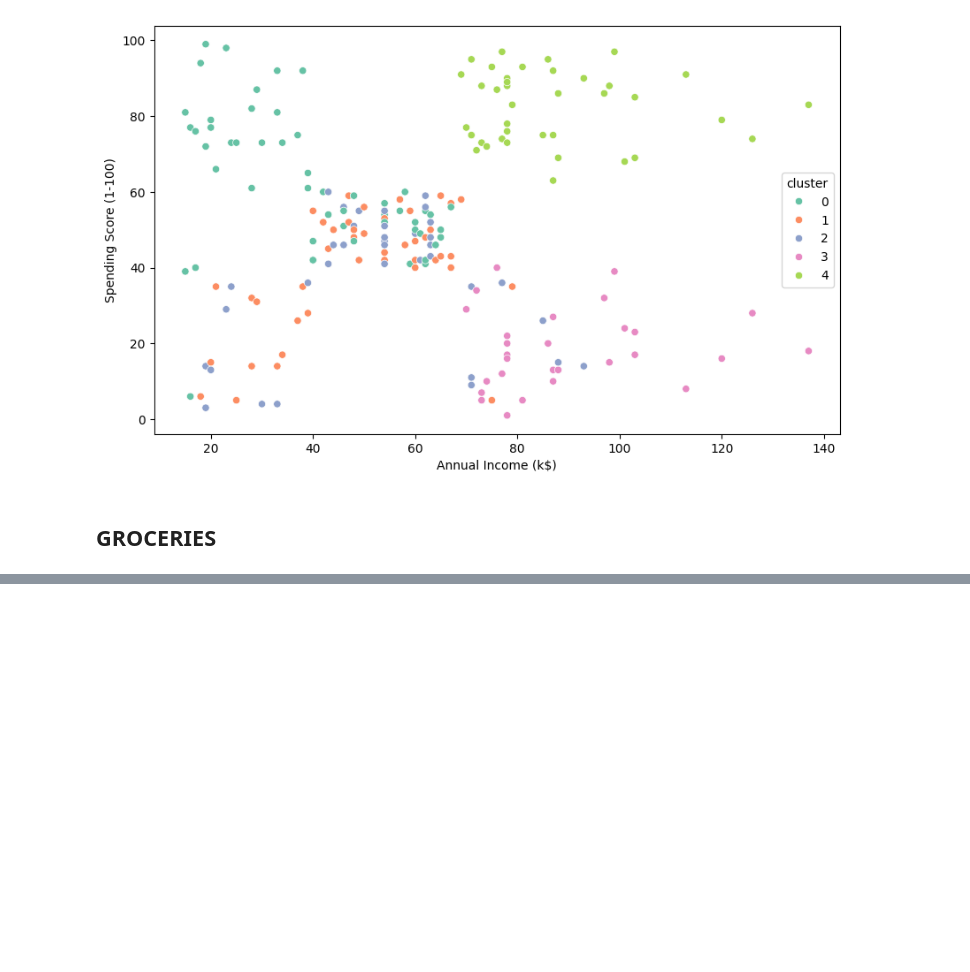
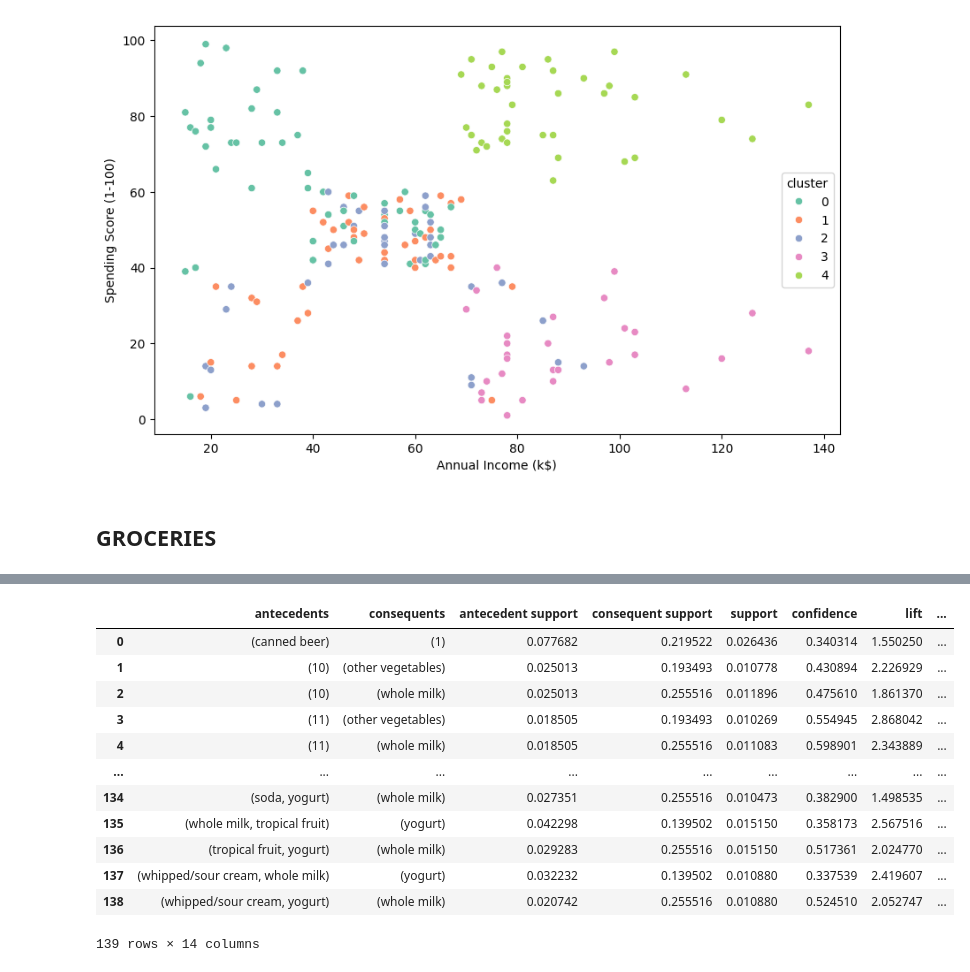
Before and after one commit to esscova/estudos, a Jupyter notebook: python/data-mining.ipynb, the cells around one changed output, grey strips where cells are left out. Saved outputs shown, nothing was run; the diff lists cells and outputs as text; code cells hidden in the pictures; blank space fills up the shorter version.

```diff
--- a/python/data-mining.ipynb
+++ b/python/data-mining.ipynb
@@ -252,0 +321,4 @@ sns.scatterplot(x='Annual Income (k$)', y='Spending Score (1-100)', hue='cluster
+# %%
+# transformando dataset em lista
+transactions = df2.apply(lambda x: [str(item) for item in x.dropna().tolist()], axis=1).tolist()
+transactions[:5]
@@ -252,0 +335,8 @@ sns.scatterplot(x='Annual Income (k$)', y='Spending Score (1-100)', hue='cluster
+# %%
+# binarizando
+encoder = TransactionEncoder()
+transactions_encoded = encoder.fit_transform(transactions)
+# %%
+# revertendo para dataframe
+df_encoded = pd.DataFrame(transactions_encoded, columns=encoder.columns_)
+df_encoded.head()
@@ -252,0 +351,4 @@ sns.scatterplot(x='Annual Income (k$)', y='Spending Score (1-100)', hue='cluster
+# %%
+# apriori
+frequent_itemsets = apriori(df_encoded, min_support=0.01, use_colnames=True)
+frequent_itemsets
@@ -252,0 +369,18 @@ sns.scatterplot(x='Annual Income (k$)', y='Spending Score (1-100)', hue='cluster
+# %%
+# rules
+rules = association_rules(frequent_itemsets, metric='confidence', min_threshold=0.3)
+rules
+# %% [output]
+|  | antecedents | consequents | antecedent support | consequent support | support | confidence | lift | ... |
+| 0 | (canned beer) | (1) | 0.077682 | 0.219522 | 0.026436 | 0.340314 | 1.550250 | ... |
+| 1 | (10) | (other vegetables) | 0.025013 | 0.193493 | 0.010778 | 0.430894 | 2.226929 | ... |
+| 2 | (10) | (whole milk) | 0.025013 | 0.255516 | 0.011896 | 0.475610 | 1.861370 | ... |
+| 3 | (11) | (other vegetables) | 0.018505 | 0.193493 | 0.010269 | 0.554945 | 2.868042 | ... |
+| 4 | (11) | (whole milk) | 0.018505 | 0.255516 | 0.011083 | 0.598901 | 2.343889 | ... |
+| ... | ... | ... | ... | ... | ... | ... | ... | ... |
+| 134 | (soda, yogurt) | (whole milk) | 0.027351 | 0.255516 | 0.010473 | 0.382900 | 1.498535 | ... |
+| 135 | (whole milk, tropical fruit) | (yogurt) | 0.042298 | 0.139502 | 0.015150 | 0.358173 | 2.567516 | ... |
+| 136 | (tropical fruit, yogurt) | (whole milk) | 0.029283 | 0.255516 | 0.015150 | 0.517361 | 2.024770 | ... |
+| 137 | (whipped/sour cream, whole milk) | (yogurt) | 0.032232 | 0.139502 | 0.010880 | 0.337539 | 2.419607 | ... |
+| 138 | (whipped/sour cream, yogurt) | (whole milk) | 0.020742 | 0.255516 | 0.010880 | 0.524510 | 2.052747 | ... |
+139 rows × 14 columns
```
Also changed, not shown: parts of 14 cells of this notebook.
